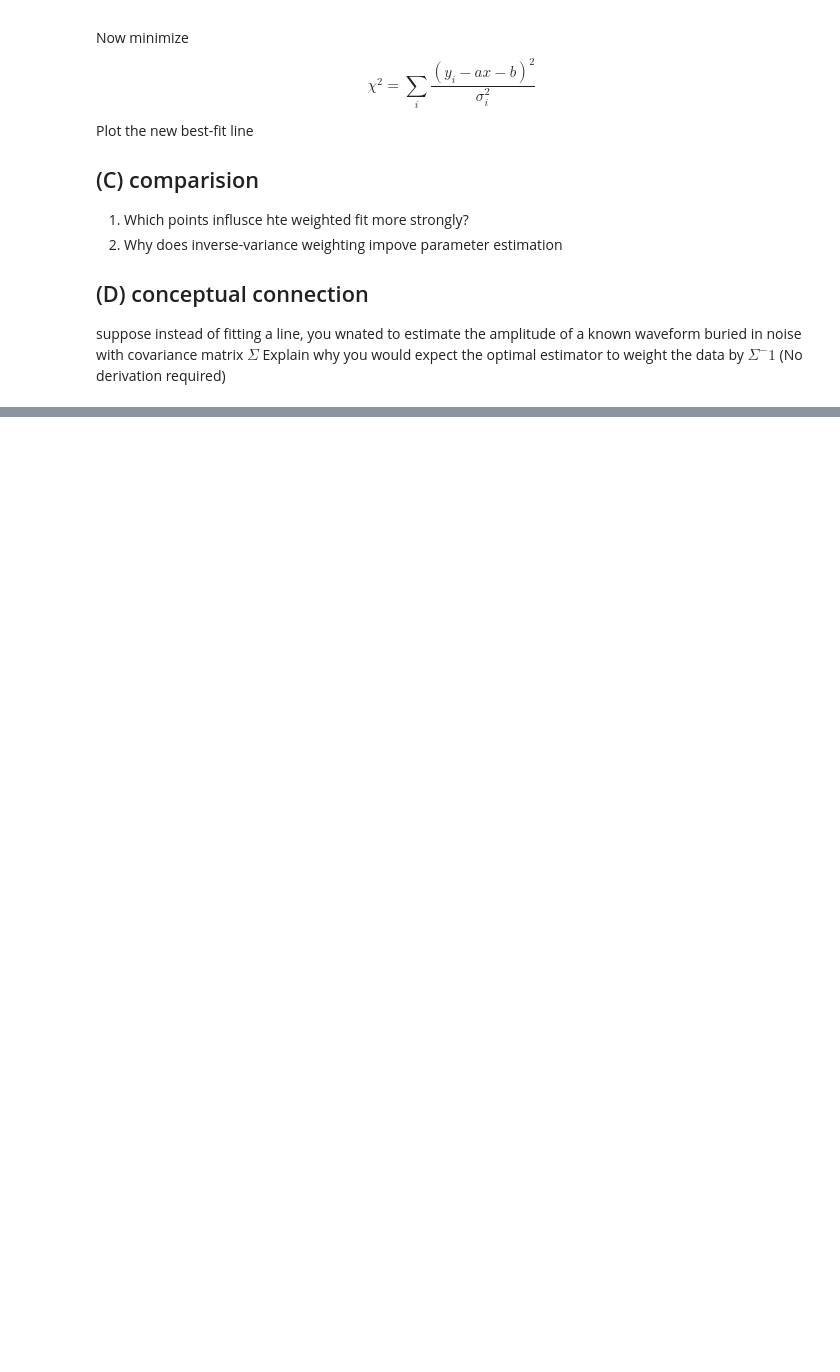
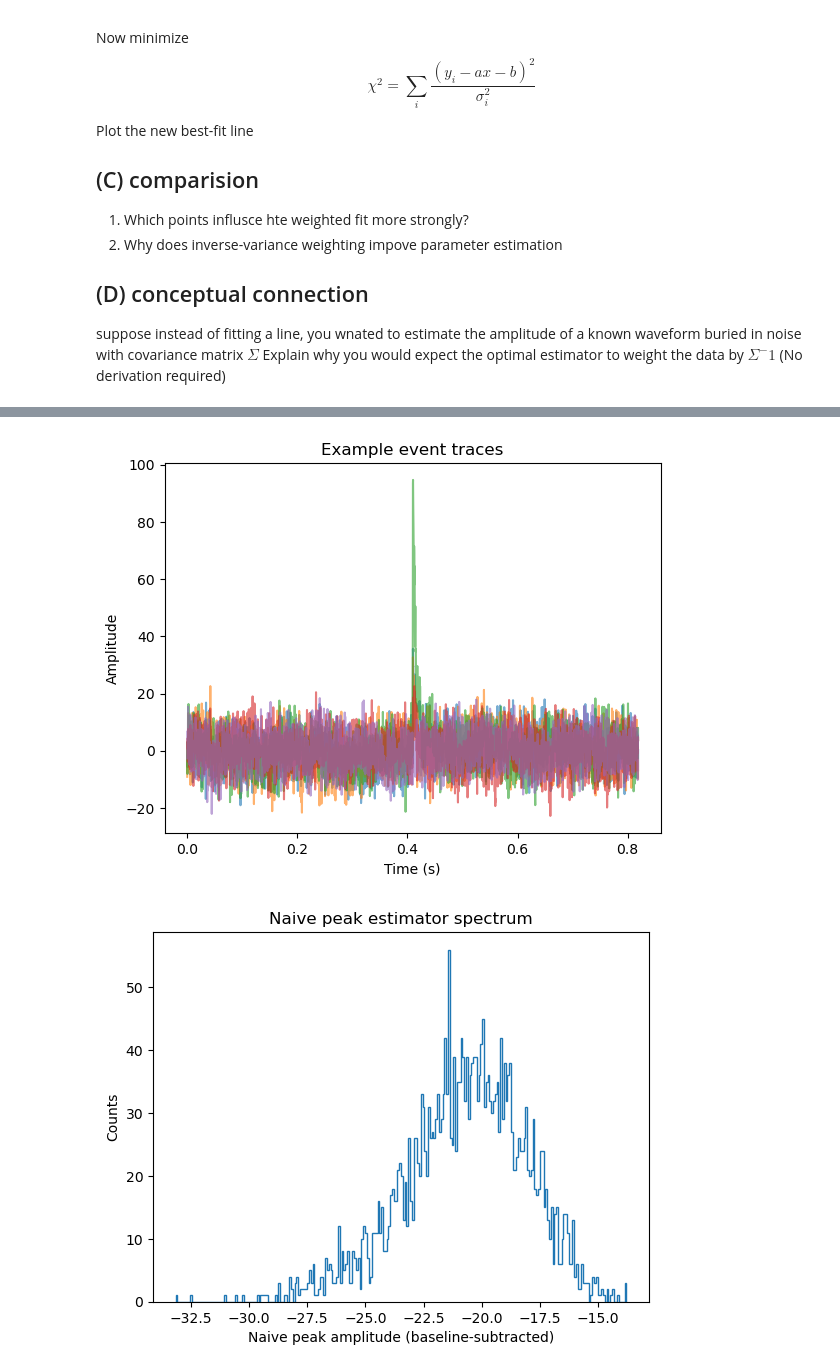
Before and after one commit to breckmeagher/statistics-and-data-analysis, a Jupyter notebook: work-in-progress/homework3_setup.ipynb, the cells around one changed output, grey strips where cells are left out. Drawn from its saved outputs; the diff is of its cells as text; code cells hidden in the pictures; blank space fills up the shorter version.

```diff
--- a/work-in-progress/homework3_setup.ipynb
+++ b/work-in-progress/homework3_setup.ipynb
@@ -243,0 +431,54 @@ Event data loaded successfully. Shape: (3000, 4096)
+# %%
+# =========================
+# Naive Peak Estimator
+# =========================
+import numpy as np
+import matplotlib.pyplot as plt
+from scipy.optimize import curve_fit
+from scipy.ndimage import gaussian_filter1d
+from scipy.signal import find_peaks
+
+noise_data = np.load("NoiseTraces.npy")
+events     = np.load("EventTraces.npy")
+
+fs = 5e3
+nsamp = events.shape[1]
+t = np.arange(nsamp)/fs
+
+# estimator settings
+base_n = 200          # baseline window
+polarity = "neg"      # "neg" for negative-going pulses, "pos" for positive-going pulses
+
+def peak_estimator(traces, base_n=200, polarity="neg"):
+    """
+    Naive peak estimator: baseline-subtracted peak height.
+    Returns 1 amplitude per trace.
+    """
+    traces = np.asarray(traces)
+    baseline = np.mean(traces[:, :base_n], axis=1)
+    pk = np.min(traces, axis=1) if polarity == "neg" else np.max(traces, axis=1)
+    return pk - baseline
+
+# compute naive amplitudes for events + noise
+amps_evt = peak_estimator(events, base_n=base_n, polarity=polarity)
+amps_noise = peak_estimator(noise_data, base_n=base_n, polarity=polarity)
+
+# quick look at some traces
+plt.figure()
+for i in range(5):
+    plt.plot(t, events[i], alpha=0.6)
+plt.xlabel("Time (s)")
+plt.ylabel("Amplitude")
+plt.title("Example event traces")
+plt.show()
+
+# amplitude spectrum (naive peak)
+plt.figure()
+plt.hist(amps_evt, bins=250, histtype="step")
+plt.xlabel("Naive peak amplitude (baseline-subtracted)")
+plt.ylabel("Counts")
+plt.title("Naive peak estimator spectrum")
+plt.show()
+# %% [output]
+[figure, added]
+[figure, added]
```
Also changed, not shown: parts of 11 cells of this notebook.
